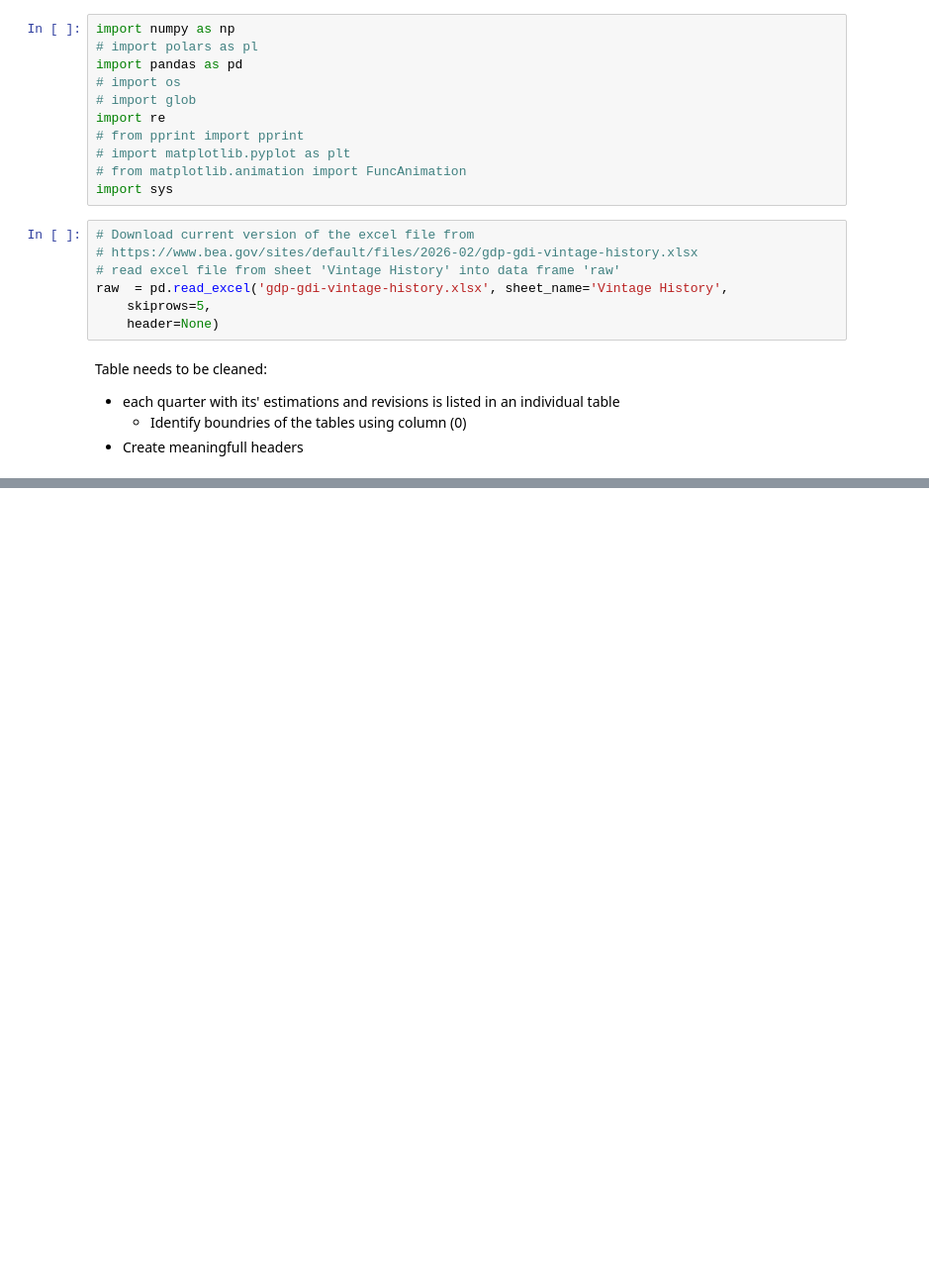
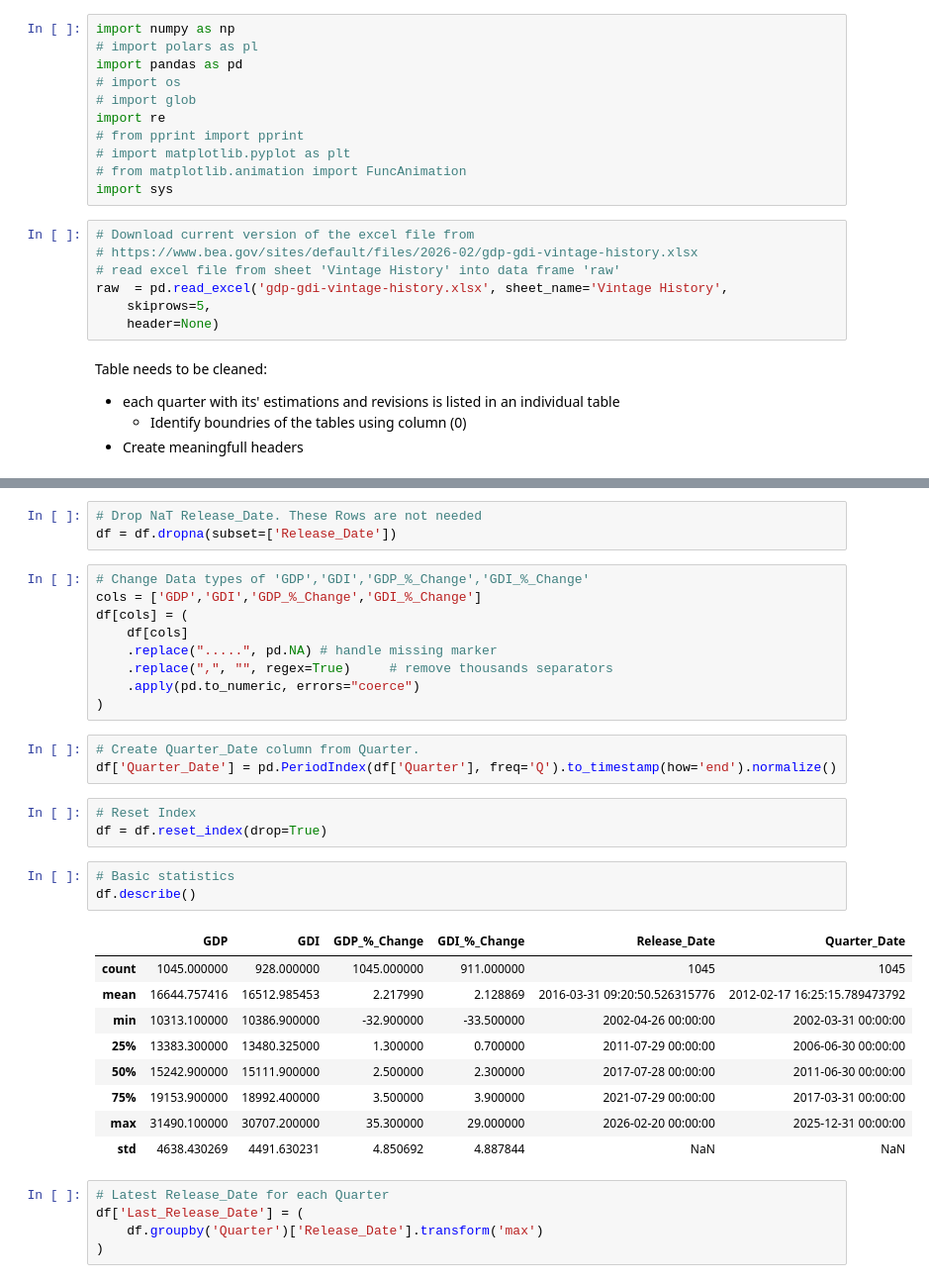
Before and after one commit to alexanderbmatthies/BureauEconomicAnalysisVintageGDP, a Jupyter notebook: Notebook.ipynb, the cells around one changed output, grey strips where cells are left out. Shown at 99% size. Saved outputs shown, nothing was run; the diff lists cells and outputs as text; blank space fills up the shorter version.

```diff
--- a/Notebook.ipynb
+++ b/Notebook.ipynb
@@ -32,0 +61,36 @@ def quarter_table(x):
+# %%
+# Drop NaT Release_Date. These Rows are not needed
+df = df.dropna(subset=['Release_Date'])
+# %%
+# Change Data types of 'GDP','GDI','GDP_%_Change','GDI_%_Change'
+cols = ['GDP','GDI','GDP_%_Change','GDI_%_Change']
+df[cols] = (
+    df[cols]
+    .replace(".....", pd.NA) # handle missing marker
+    .replace(",", "", regex=True)     # remove thousands separators
+    .apply(pd.to_numeric, errors="coerce")
+)
+# %%
+# Create Quarter_Date column from Quarter.
+df['Quarter_Date'] = pd.PeriodIndex(df['Quarter'], freq='Q').to_timestamp(how='end').normalize()
+# %%
+# Reset Index
+df = df.reset_index(drop=True)
+# %%
+# Basic statistics
+df.describe()
+# %% [output]
+|  | GDP | GDI | GDP_%_Change | GDI_%_Change | Release_Date | Quarter_Date |
+| count | 1045.000000 | 928.000000 | 1045.000000 | 911.000000 | 1045 | 1045 |
+| mean | 16644.757416 | 16512.985453 | 2.217990 | 2.128869 | 2016-03-31 09:20:50.526315776 | 2012-02-17 16:25:15.789473792 |
+| min | 10313.100000 | 10386.900000 | -32.900000 | -33.500000 | 2002-04-26 00:00:00 | 2002-03-31 00:00:00 |
+| 25% | 13383.300000 | 13480.325000 | 1.300000 | 0.700000 | 2011-07-29 00:00:00 | 2006-06-30 00:00:00 |
+| 50% | 15242.900000 | 15111.900000 | 2.500000 | 2.300000 | 2017-07-28 00:00:00 | 2011-06-30 00:00:00 |
+| 75% | 19153.900000 | 18992.400000 | 3.500000 | 3.900000 | 2021-07-29 00:00:00 | 2017-03-31 00:00:00 |
+| max | 31490.100000 | 30707.200000 | 35.300000 | 29.000000 | 2026-02-20 00:00:00 | 2025-12-31 00:00:00 |
+| std | 4638.430269 | 4491.630231 | 4.850692 | 4.887844 | NaN | NaN |
+# %%
+# Latest Release_Date for each Quarter
+df['Last_Release_Date'] = (
+    df.groupby('Quarter')['Release_Date'].transform('max')
+)
```
Also changed, not shown: parts of 19 cells of this notebook, 2 other files.
